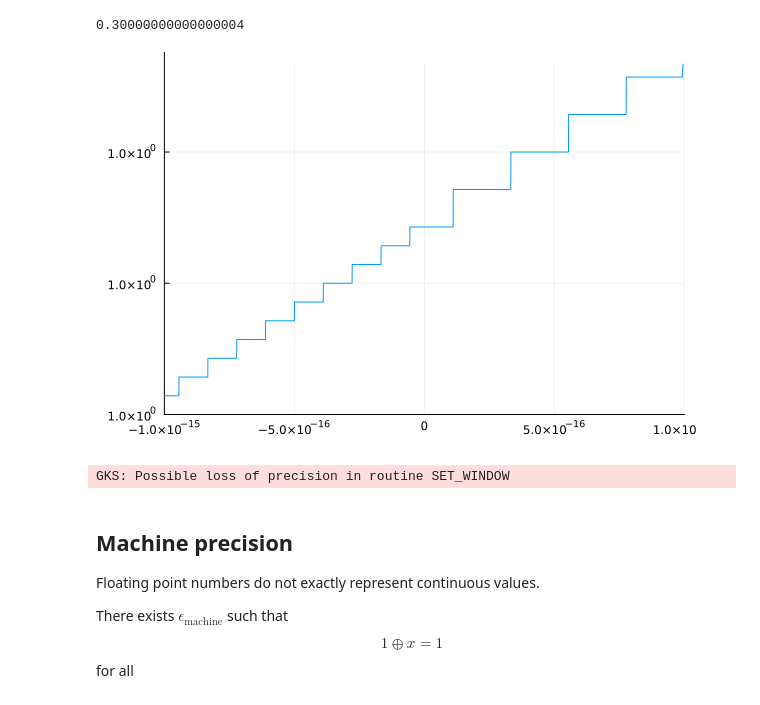
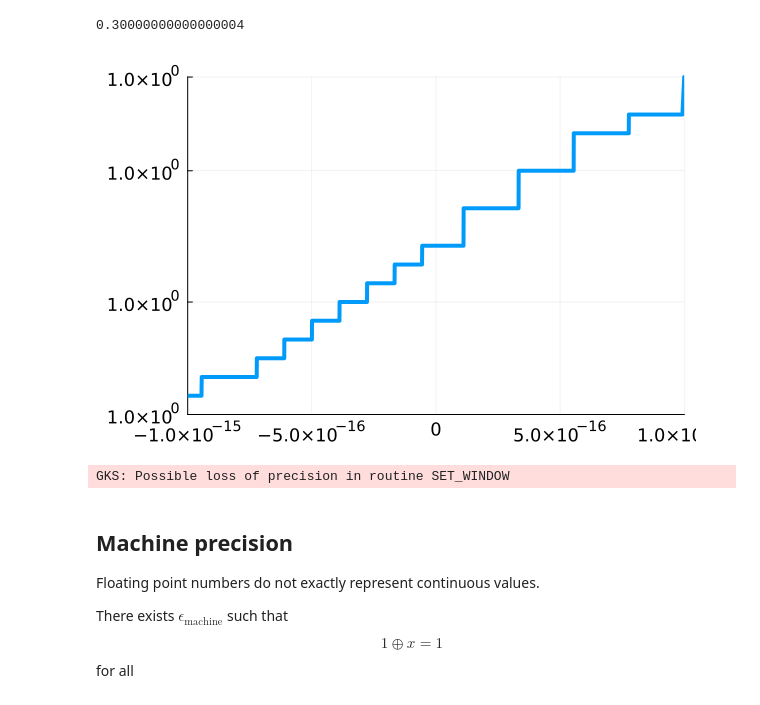
Before and after one commit to jeremylt/csci-3656-fall-2025, a Jupyter notebook: source/notebooks/2025-08-22-Welcome.ipynb, the cells around one changed output. Cells and saved outputs as stored; diff of their text form; code cells hidden in the pictures.

```diff
--- a/source/notebooks/2025-08-22-Welcome.ipynb
+++ b/source/notebooks/2025-08-22-Welcome.ipynb
@@ -239,11 +238,12 @@ How and why does floating point arithmatic give answers that are inconsistent wi
 0.30000000000000004
 # %%
 using Plots
+default(linewidth=4, legendfontsize=12, xtickfontsize=12, ytickfontsize=12)
 
 a = 1e-15
 plot(x -> 1 + x, xlim=(-a, a), legend=:none)
 # %% [output]
-[figure, old version]
+[figure, new version]
 GKS: Possible loss of precision in routine SET_WINDOW
 # %% [markdown]
 ## Machine precision
```
Also changed, not shown: parts of 5 cells of this notebook, 1 other file.
